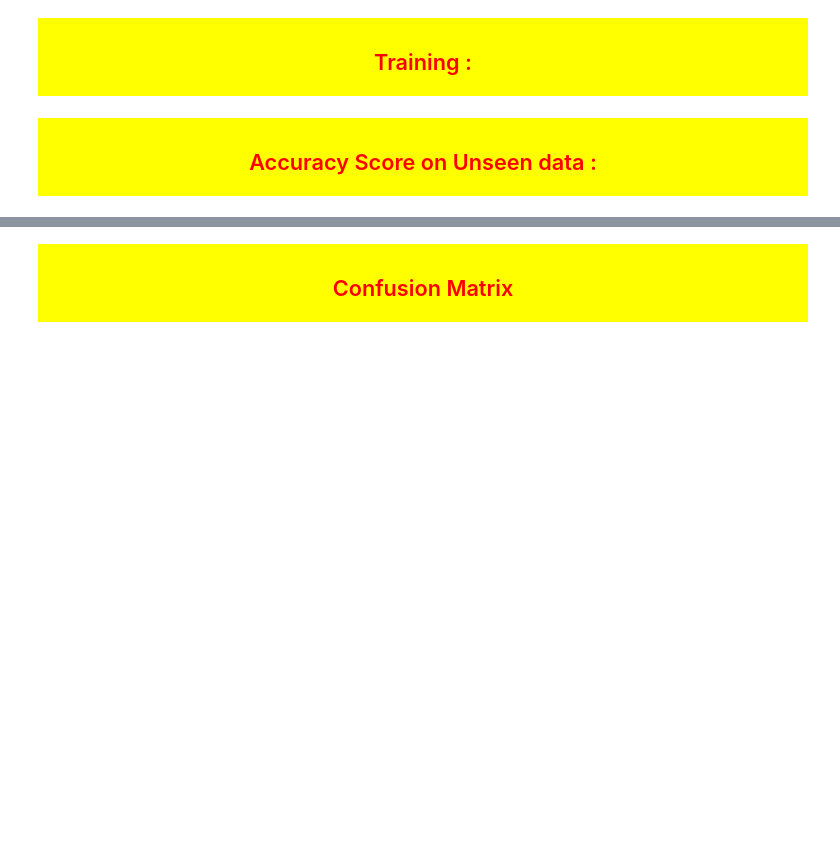
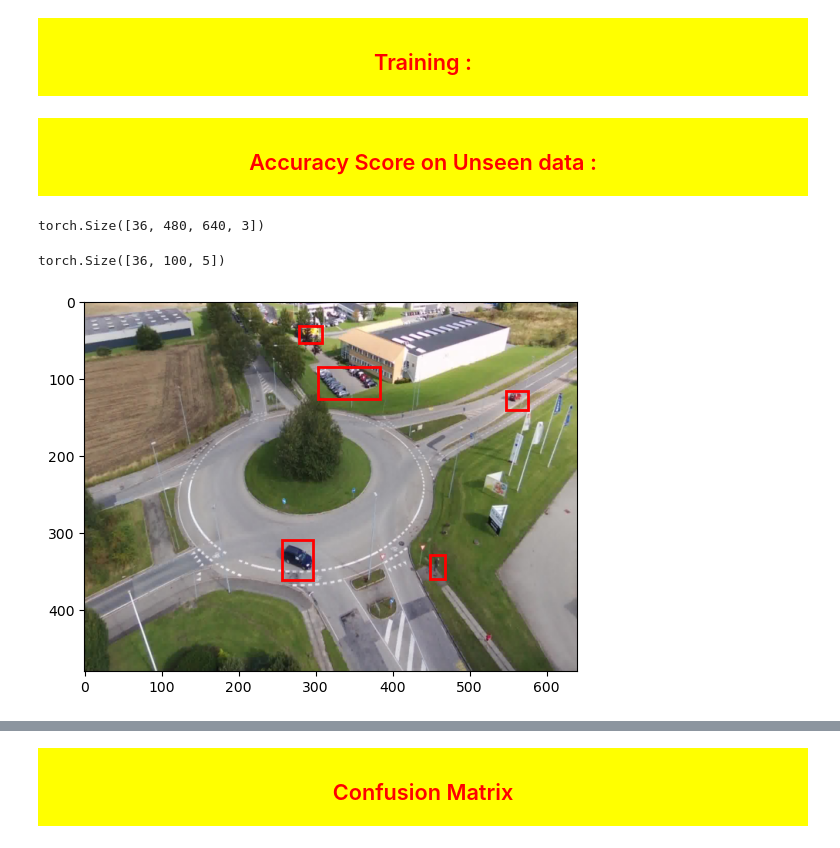
Before and after one commit to turgay-yildiz/DI-725-Transformers-and-Attention-Based-Deep-Networks-, a Jupyter notebook: Assignment_2/DI_725_Assignment_2__2697258.ipynb, the cells around one changed output, grey strips where cells are left out. Saved outputs shown, nothing was run; the diff lists cells and outputs as text; code cells hidden in the pictures; blank space fills up the shorter version.

```diff
--- a/Assignment_2/DI_725_Assignment_2__2697258.ipynb
+++ b/Assignment_2/DI_725_Assignment_2__2697258.ipynb
@@ -991,3 +1234,31 @@ train(num_epochs=20, patience=5, counter=0, learning_rate=0.0001, best_loss=best
 <div span style="background-color:yellow;    color:red;      text-align:center;    padding:5px;">
 <h2>  Accuracy Score on Unseen data : </h2>
 </div>
+# %%
+for i, j in train_loader:
+    break
+# %%
+i.shape
+# %% [output]
+torch.Size([36, 480, 640, 3])
+# %%
+j.shape
+# %% [output]
+torch.Size([36, 100, 5])
+# %%
+num  =  2
+# %%
+fig, ax = plt.subplots(1)
+
+
+ax.imshow(i[num]/255.0)
+
+for k in range(100):
+
+    rect = patches.Rectangle((j[num][k][1], j[num][k][0]), j[num][k][3], j[num][k][2], linewidth=2, edgecolor='r', facecolor='none')
+
+    ax.add_patch(rect)
+
+plt.show()
+# %% [output]
+[figure, added]
```
Also changed, not shown: parts of 50 cells of this notebook.
